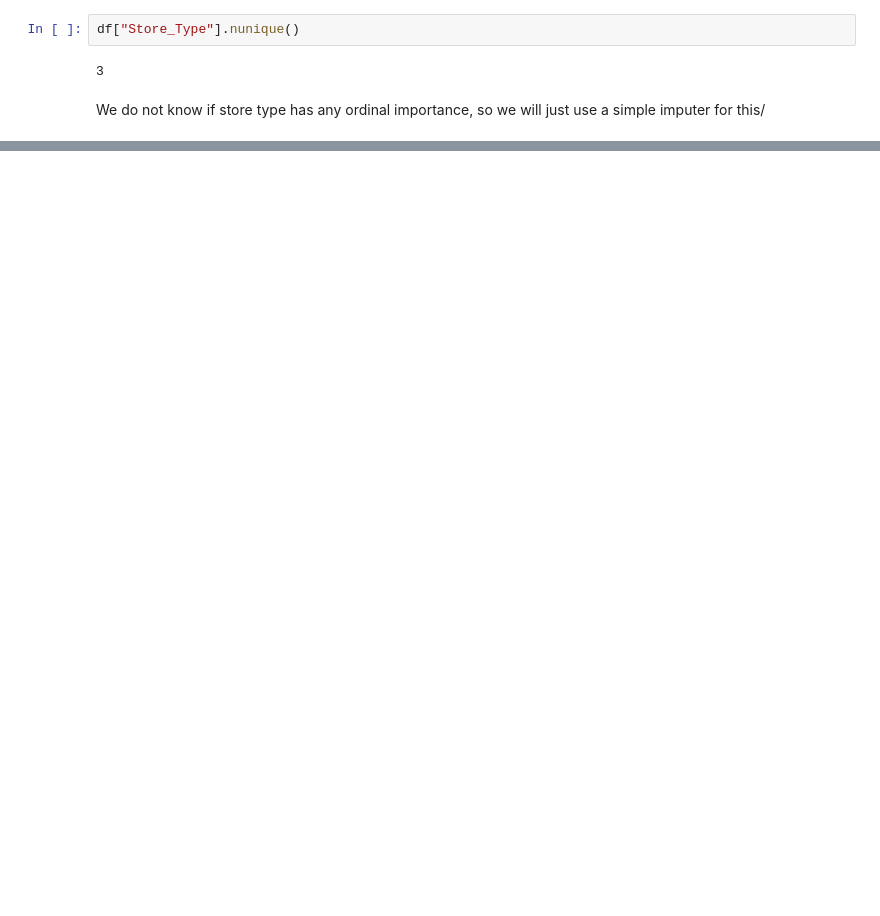
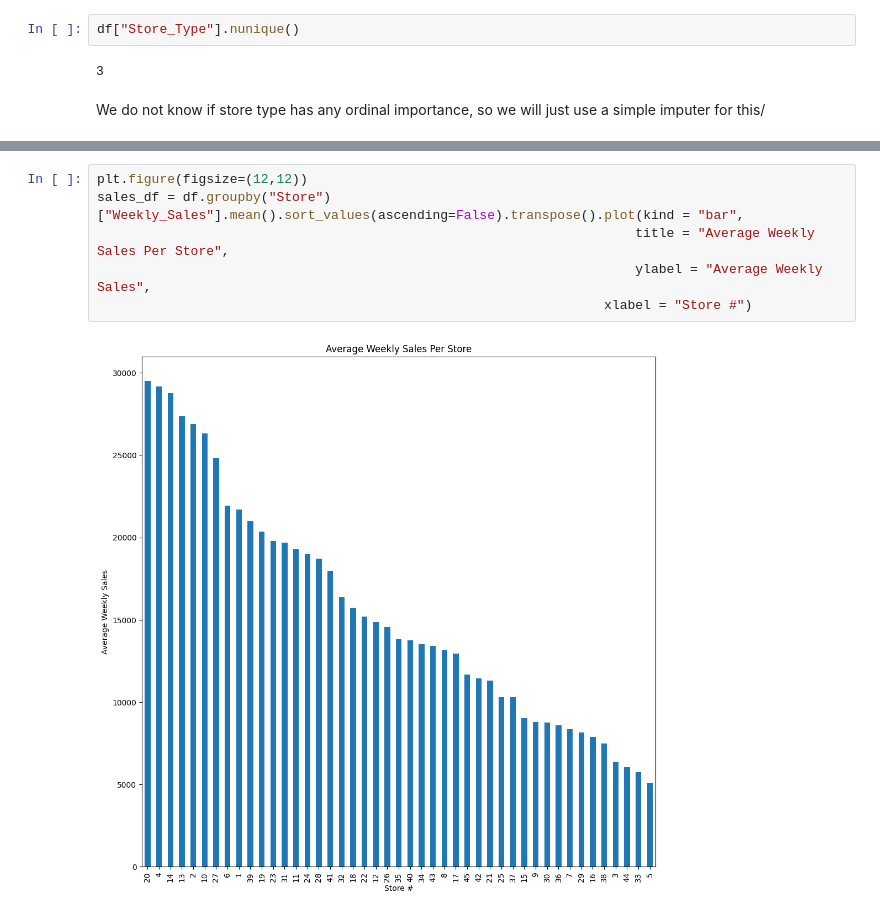
Before and after one commit to SahilBhave/AML-Project, a Jupyter notebook: AML_Group_Project.ipynb, the cells around one changed output, grey strips where cells are left out. Drawn from its saved outputs; the diff is of its cells as text; blank space fills up the shorter version.

```diff
--- a/AML_Group_Project.ipynb
+++ b/AML_Group_Project.ipynb
@@ -426,0 +477,8 @@ df
+# %%
+plt.figure(figsize=(12,12))
+sales_df = df.groupby("Store")["Weekly_Sales"].mean().sort_values(ascending=False).transpose().plot(kind = "bar",
+                                                                     title = "Average Weekly Sales Per Store",
+                                                                     ylabel = "Average Weekly Sales",
+                                                                 xlabel = "Store #")
+# %% [output]
+[figure, added]
```
Also changed, not shown: parts of 52 cells of this notebook.
